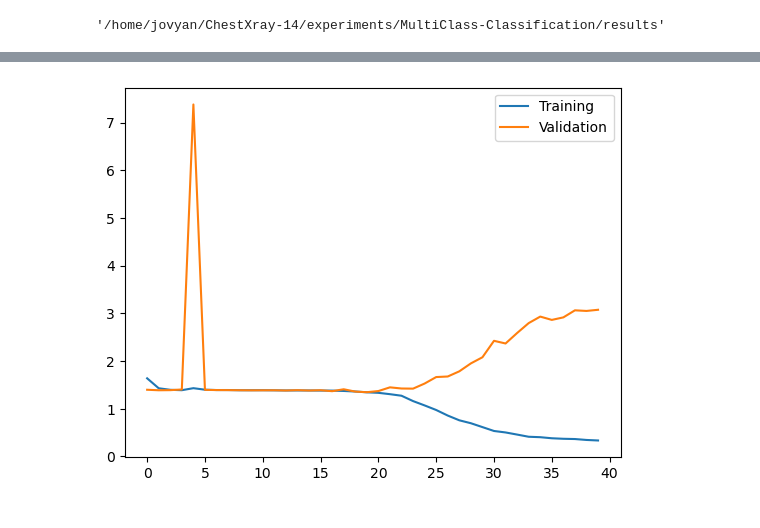
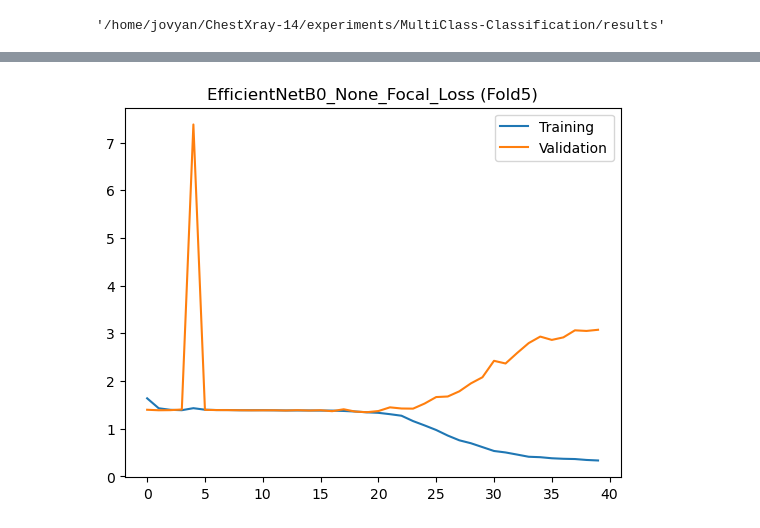
Before and after one commit to chonsawat/ChestXray-14, a Jupyter notebook: experiments/MultiClass-Classification/Leaning_Curve - Dropout.ipynb, the cells around one changed output, grey strips where cells are left out. Saved outputs shown, nothing was run; the diff lists cells and outputs as text; code cells hidden in the pictures.

```diff
--- a/experiments/MultiClass-Classification/Leaning_Curve - Dropout.ipynb
+++ b/experiments/MultiClass-Classification/Leaning_Curve - Dropout.ipynb
@@ -75,8 +79,9 @@ plt.legend();
 # %%
 FOLD_NUM = 5
 history5 = pd.read_csv(f"{RESULT_PATH}/history/{EXPERIMENT_NAME}/{MODEL_NAME}_{WEIGHT}_FOLD_{FOLD_NUM}/history.csv")
 plt.plot(history5.loss, label="Training");
 plt.plot(history5.val_loss, label="Validation");
+plt.title(f"EfficientNetB0_None_Focal_Loss (Fold{FOLD_NUM})")
 plt.legend();
 # %% [output]
-[figure, old version]
+[figure, new version]
```
Also changed, not shown: parts of 4 cells of this notebook, 21 other files.
